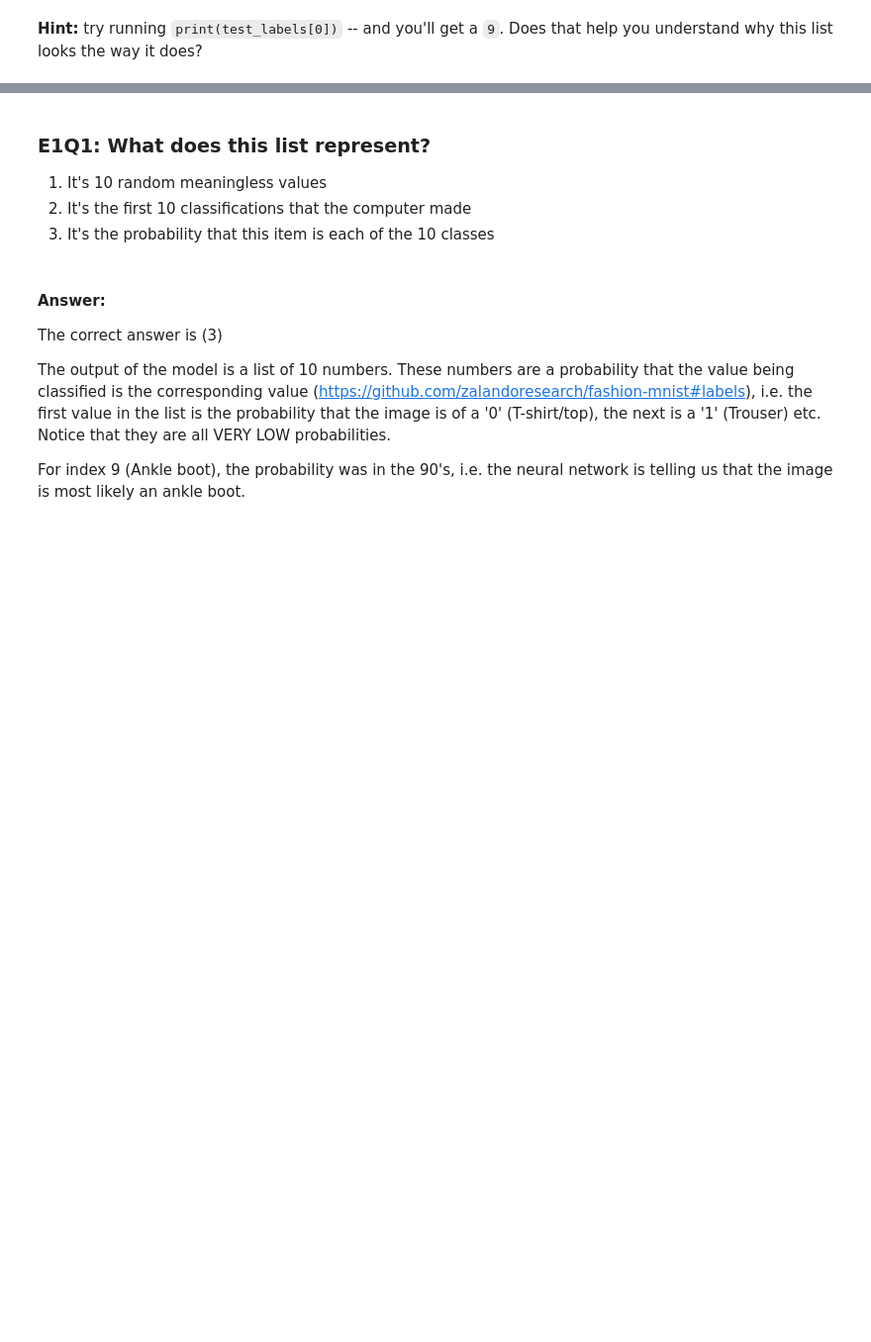
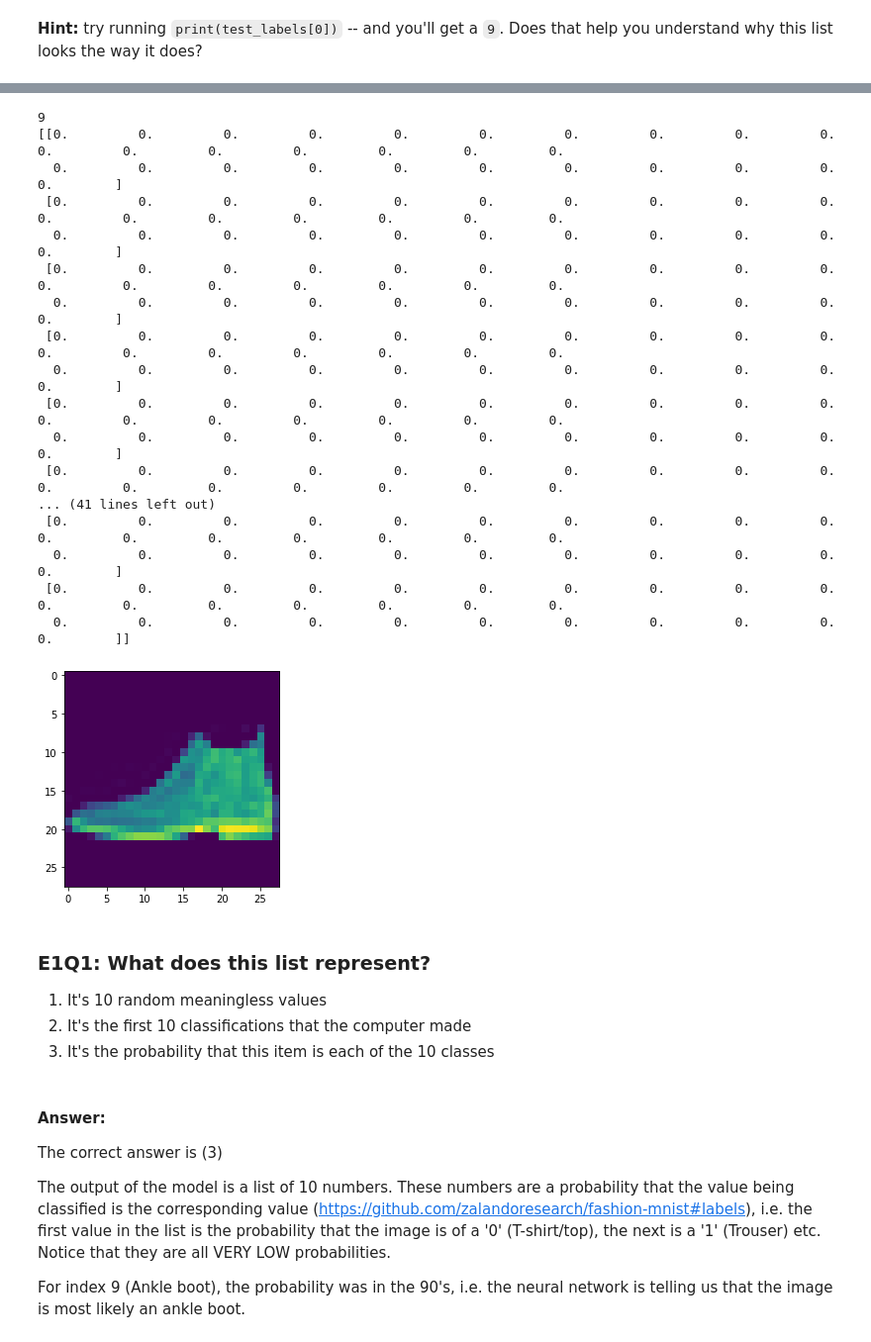
Before and after one commit to F-Emm/hello-world, a Jupyter notebook: C1/W2/ungraded_labs/C1_W2_Lab_1_beyond_hello_world.ipynb, the cells around one changed output, grey strips where cells are left out. Shown: that part at 99% size. Saved outputs shown, nothing was run; the diff lists cells and outputs as text; code cells hidden in the pictures; blank space fills up the shorter version.

```diff
--- a/C1/W2/ungraded_labs/C1_W2_Lab_1_beyond_hello_world.ipynb
+++ b/C1/W2/ungraded_labs/C1_W2_Lab_1_beyond_hello_world.ipynb
@@ -109,3 +168,29 @@ print(test_labels[0])
+# %%
+import numpy as np
+np.set_printoptions(linewidth=200)
+import matplotlib.pyplot as plt
+plt.imshow(test_images[0])
+print(test_labels[0])
+print(test_images[0])
+# %% [output]
+9
+[[0.         0.         0.         0.         0.         0.         0.         0.         0.         0.         0.         0.         0.         0.         0.         0.         0.
+  0.         0.         0.         0.         0.         0.         0.         0.         0.         0.         0.        ]
+ [0.         0.         0.         0.         0.         0.         0.         0.         0.         0.         0.         0.         0.         0.         0.         0.         0.
+  0.         0.         0.         0.         0.         0.         0.         0.         0.         0.         0.        ]
+ [0.         0.         0.         0.         0.         0.         0.         0.         0.         0.         0.         0.         0.         0.         0.         0.         0.
+  0.         0.         0.         0.         0.         0.         0.         0.         0.         0.         0.        ]
+ [0.         0.         0.         0.         0.         0.         0.         0.         0.         0.         0.         0.         0.         0.         0.         0.         0.
+  0.         0.         0.         0.         0.         0.         0.         0.         0.         0.         0.        ]
+ [0.         0.         0.         0.         0.         0.         0.         0.         0.         0.         0.         0.         0.         0.         0.         0.         0.
+  0.         0.         0.         0.         0.         0.         0.         0.         0.         0.         0.        ]
+ [0.         0.         0.         0.         0.         0.         0.         0.         0.         0.         0.         0.         0.         0.         0.         0.         0.
+... (41 lines left out)
+ [0.         0.         0.         0.         0.         0.         0.         0.         0.         0.         0.         0.         0.         0.         0.         0.         0.
+  0.         0.         0.         0.         0.         0.         0.         0.         0.         0.         0.        ]
+ [0.         0.         0.         0.         0.         0.         0.         0.         0.         0.         0.         0.         0.         0.         0.         0.         0.
+  0.         0.         0.         0.         0.         0.         0.         0.         0.         0.         0.        ]]
+[figure, added]
 # %% [markdown]
 ### E1Q1: What does this list represent?
 
```
Also changed, not shown: parts of 14 cells of this notebook.
